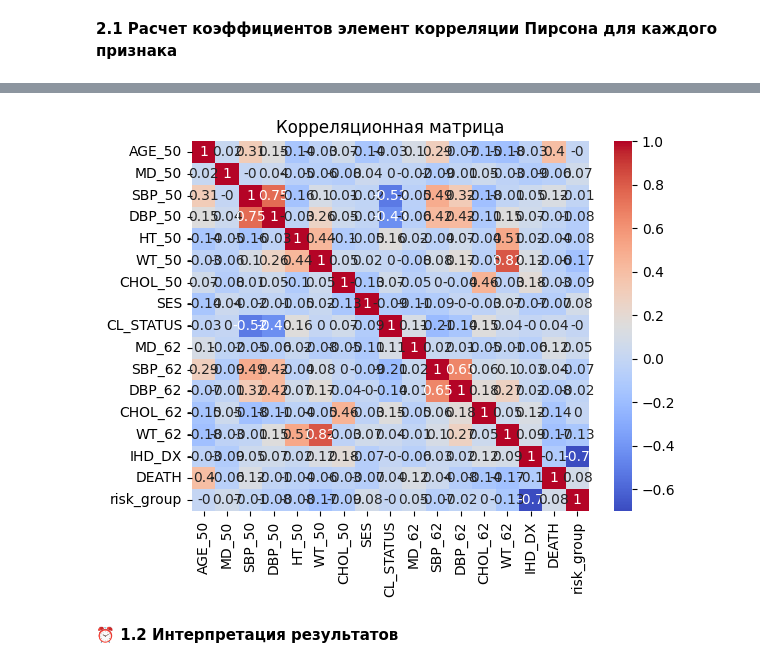
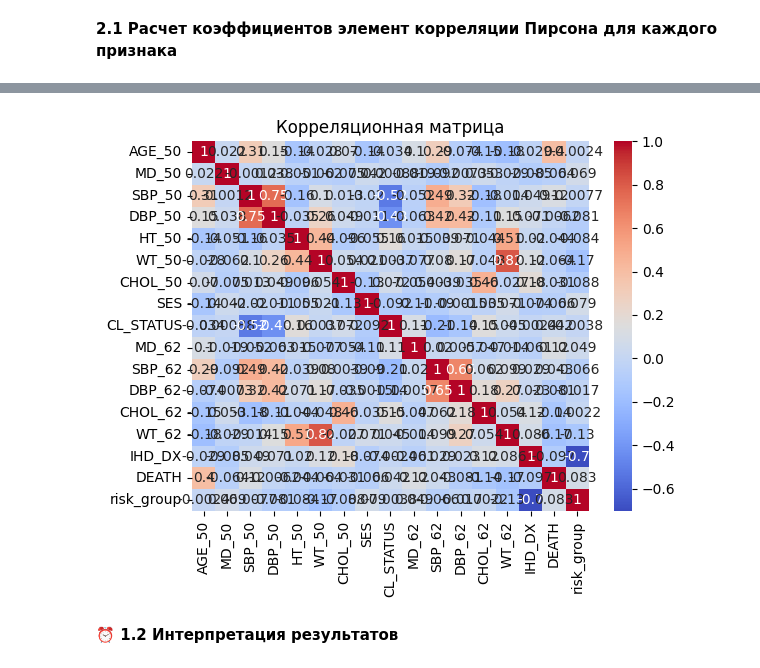
Before and after one commit to Rin-niee/MachineLearning, a Jupyter notebook: lab2.ipynb, the cells around one changed output, grey strips where cells are left out. Cells and saved outputs as stored; diff of their text form; code cells hidden in the pictures.

```diff
--- a/lab2.ipynb
+++ b/lab2.ipynb
@@ -393,9 +423,11 @@ risk_group
 # %%
-correlation_matrix = df[df.select_dtypes(include=[np.number]).columns].corr().round(2)
+# Корреляционная матрица
+correlation_matrix = df[df.select_dtypes(include=[np.number]).columns].corr()
+# Визуализация тепловой карты
 sns.heatmap(correlation_matrix, annot=True, cmap='coolwarm')
 plt.title('Корреляционная матрица')
 plt.show()
 # %% [output]
-[figure, old version]
+[figure, new version]
 # %% [markdown]
 **⏰ 1.2 Интерпретация результатов**
```
Also changed, not shown: parts of 7 cells of this notebook.
